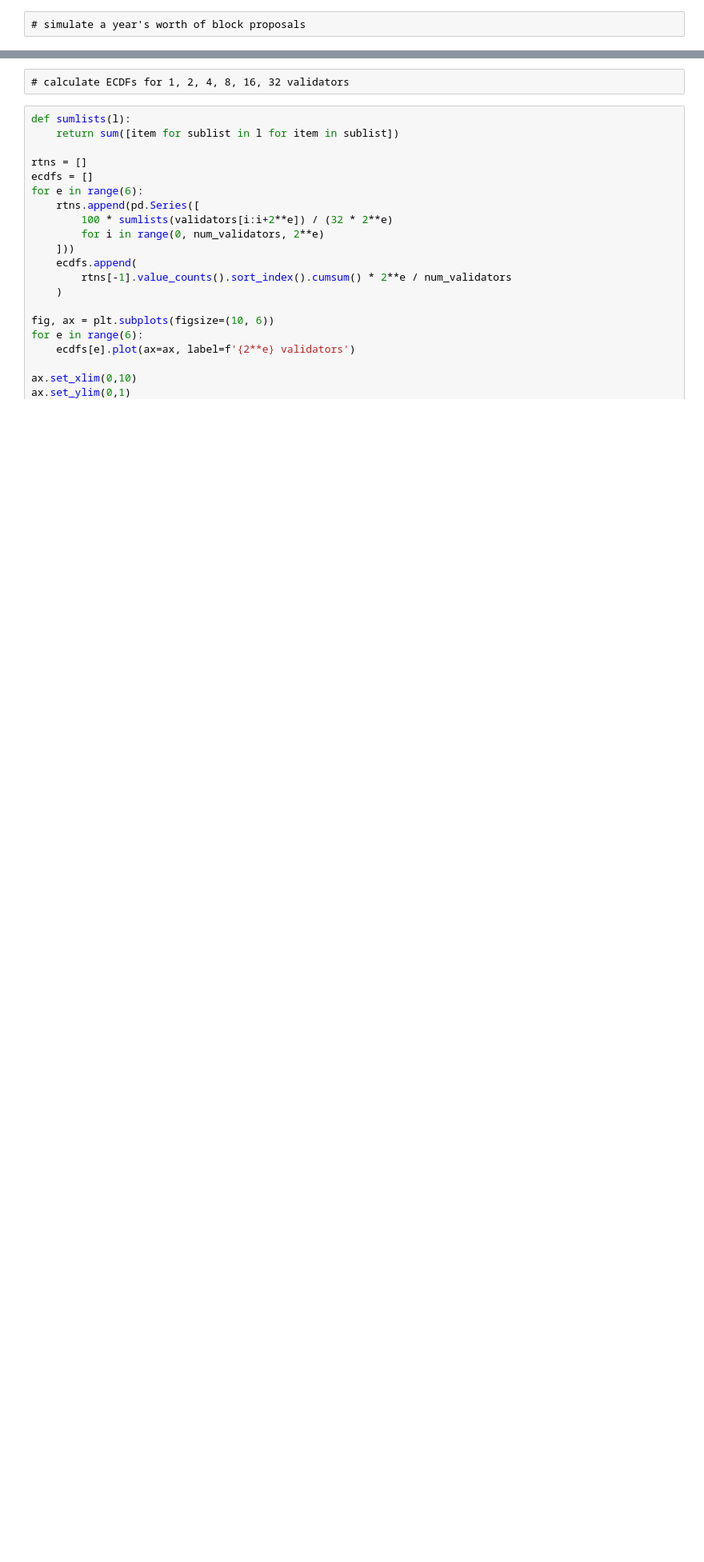
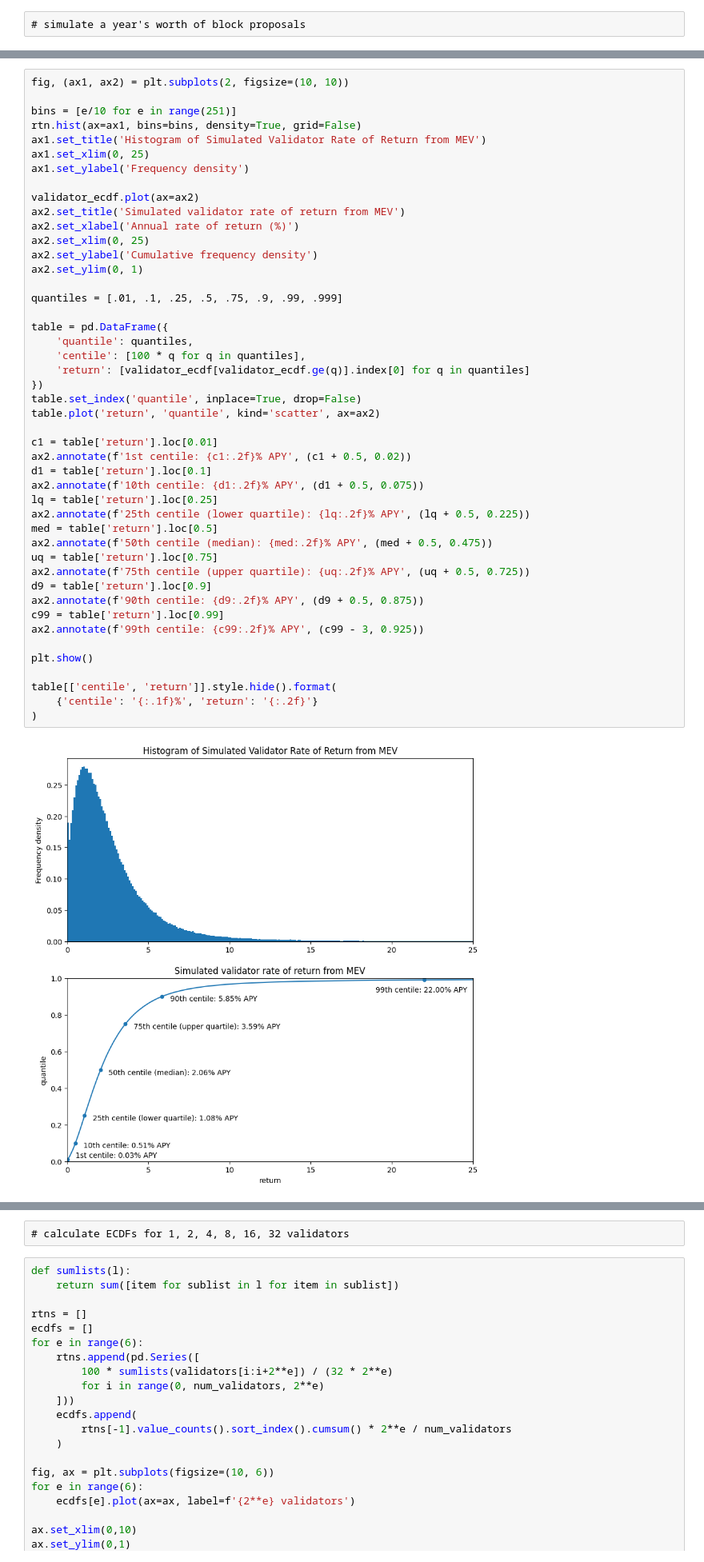
Before and after one commit to pintail-xyz/post-merge-mev, a Jupyter notebook: model-post-merge-returns.ipynb, the cells around one changed output, grey strips where cells are left out. Shown: that part at 80% size. Drawn from its saved outputs; the diff is of its cells as text; blank space fills up the shorter version.

```diff
--- a/model-post-merge-returns.ipynb
+++ b/model-post-merge-returns.ipynb
@@ -329,0 +370,48 @@ for slot in range(slots_per_year):
+# %%
+fig, (ax1, ax2) = plt.subplots(2, figsize=(10, 10))
+
+bins = [e/10 for e in range(251)]
+rtn.hist(ax=ax1, bins=bins, density=True, grid=False)
+ax1.set_title('Histogram of Simulated Validator Rate of Return from MEV')
+ax1.set_xlim(0, 25)
+ax1.set_ylabel('Frequency density')
+
+validator_ecdf.plot(ax=ax2)
+ax2.set_title('Simulated validator rate of return from MEV')
+ax2.set_xlabel('Annual rate of return (%)')
+ax2.set_xlim(0, 25)
+ax2.set_ylabel('Cumulative frequency density')
+ax2.set_ylim(0, 1)
+
+quantiles = [.01, .1, .25, .5, .75, .9, .99, .999]
+
+table = pd.DataFrame({
+    'quantile': quantiles,
+    'centile': [100 * q for q in quantiles],
+    'return': [validator_ecdf[validator_ecdf.ge(q)].index[0] for q in quantiles]
+})
+table.set_index('quantile', inplace=True, drop=False)
+table.plot('return', 'quantile', kind='scatter', ax=ax2)
+
+c1 = table['return'].loc[0.01]
+ax2.annotate(f'1st centile: {c1:.2f}% APY', (c1 + 0.5, 0.02))
+d1 = table['return'].loc[0.1]
+ax2.annotate(f'10th centile: {d1:.2f}% APY', (d1 + 0.5, 0.075))
+lq = table['return'].loc[0.25]
+ax2.annotate(f'25th centile (lower quartile): {lq:.2f}% APY', (lq + 0.5, 0.225))
+med = table['return'].loc[0.5]
+ax2.annotate(f'50th centile (median): {med:.2f}% APY', (med + 0.5, 0.475))
+uq = table['return'].loc[0.75]
+ax2.annotate(f'75th centile (upper quartile): {uq:.2f}% APY', (uq + 0.5, 0.725))
+d9 = table['return'].loc[0.9]
+ax2.annotate(f'90th centile: {d9:.2f}% APY', (d9 + 0.5, 0.875))
+c99 = table['return'].loc[0.99]
+ax2.annotate(f'99th centile: {c99:.2f}% APY', (c99 - 3, 0.925))
+
+plt.show()
+
+table[['centile', 'return']].style.hide().format(
+    {'centile': '{:.1f}%', 'return': '{:.2f}'}
+)
+# %% [output]
+[figure, added]
```
Also changed, not shown: parts of 20 cells of this notebook.
